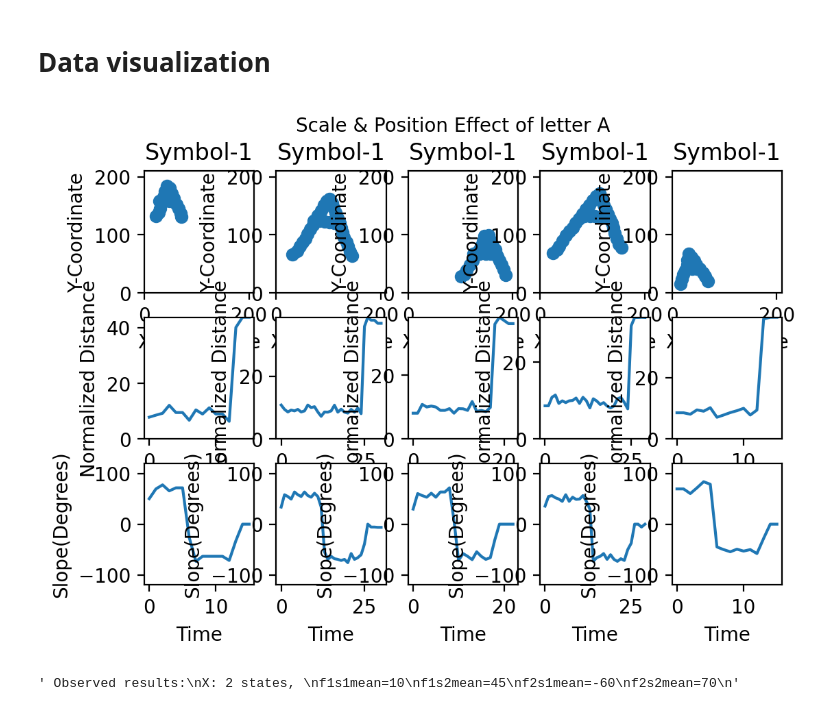
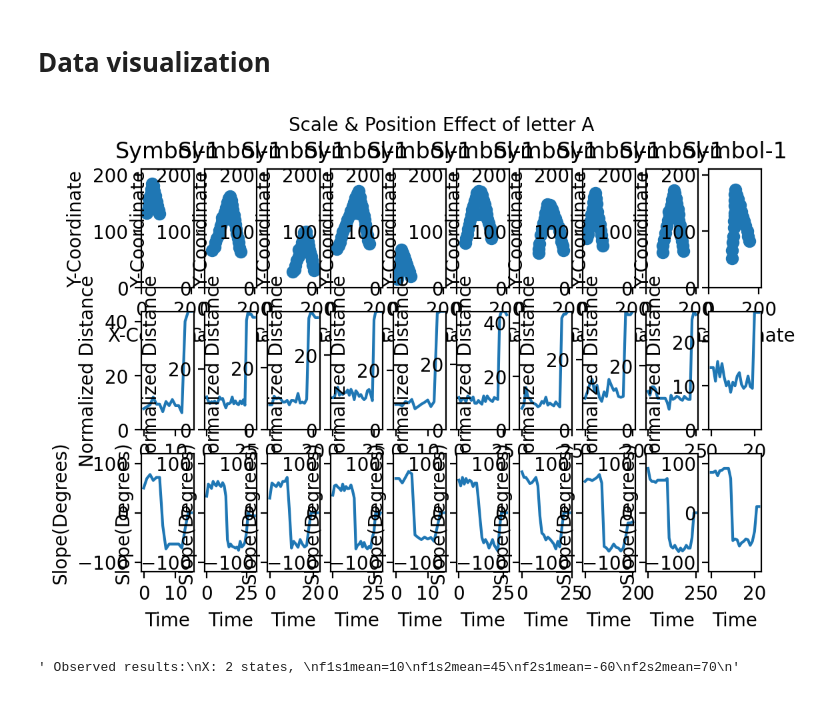
Before and after one commit to jonasced/Pattern-AssignmentProject, a Jupyter notebook: FeatureVisualization.ipynb, the cells around one changed output. Cells and saved outputs as stored; diff of their text form; code cells hidden in the pictures.

```diff
--- a/FeatureVisualization.ipynb
+++ b/FeatureVisualization.ipynb
@@ -42,7 +42,8 @@ obs = data_features[char]
 raw_obs = data[char]
 sampchar = data_sampchar[char]
 
-plt_num = 5  # number of samples plotted
+print(len(d))
+plt_num = len(data_features)  # number of samples plotted
 f, axarr = plt.subplots(3, plt_num, dpi = 200)
 f.suptitle('Scale & Position Effect of letter '+data_labels[char], fontsize=10)
 
@@ -62,32 +63,32 @@ for i in range(plt_num):
     #------------- SYMBOL DRAWINGS
     #Drawing of sampled symbol-1
     axarr[0, i].scatter(sampled_symbol1[0], sampled_symbol1[1])
     axarr[0, i].set(xlabel = "X-Coordinate", ylabel = "Y-Coordinate")
     axarr[0, i].set_title('Symbol-1')
     axarr[0, i].set_xlim([0,210])
     axarr[0, i].set_ylim([0,210])
 
     #------------- ABSOLUTE DISTANCE FEATURE
     #Absolute distance plot of symbol-1
     axarr[1, i].plot(t1, f1_symbol1)
     axarr[1, i].set(xlabel = "Time", ylabel = "Normalized Distance")
     axarr[1, i].set_ylim([0,np.max(f1_symbol1)])
 
     #------------- SLOPE FEATURE
     #Y-wise distance plot of symbol-1
     axarr[2, i].plot(t1, f2_symbol1)
     axarr[2, i].set(xlabel = "Time", ylabel = "Slope(Degrees)")
     axarr[2, i].set_ylim([-120,120])
 
 plt.show()
 
 """ Observed results:
 X: 2 states,
 f1s1mean=10
 f1s2mean=45
 f2s1mean=-60
 f2s2mean=70
 """
 # %% [output]
-[figure, old version]
+[figure, new version]
 ' Observed results:\nX: 2 states, \nf1s1mean=10\nf1s2mean=45\nf2s1mean=-60\nf2s2mean=70\n'
```
Also changed, not shown: parts of 1 cell of this notebook, 3 other files.
